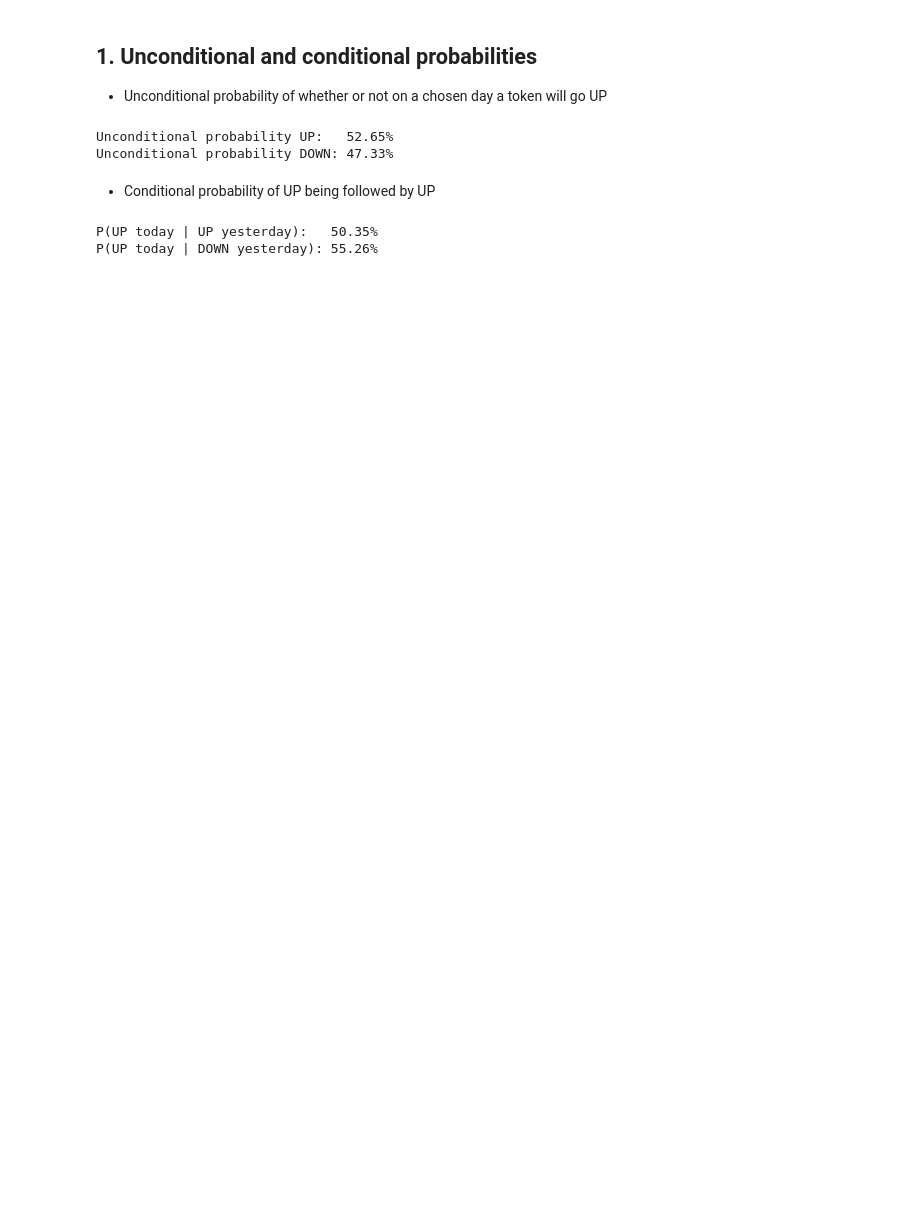
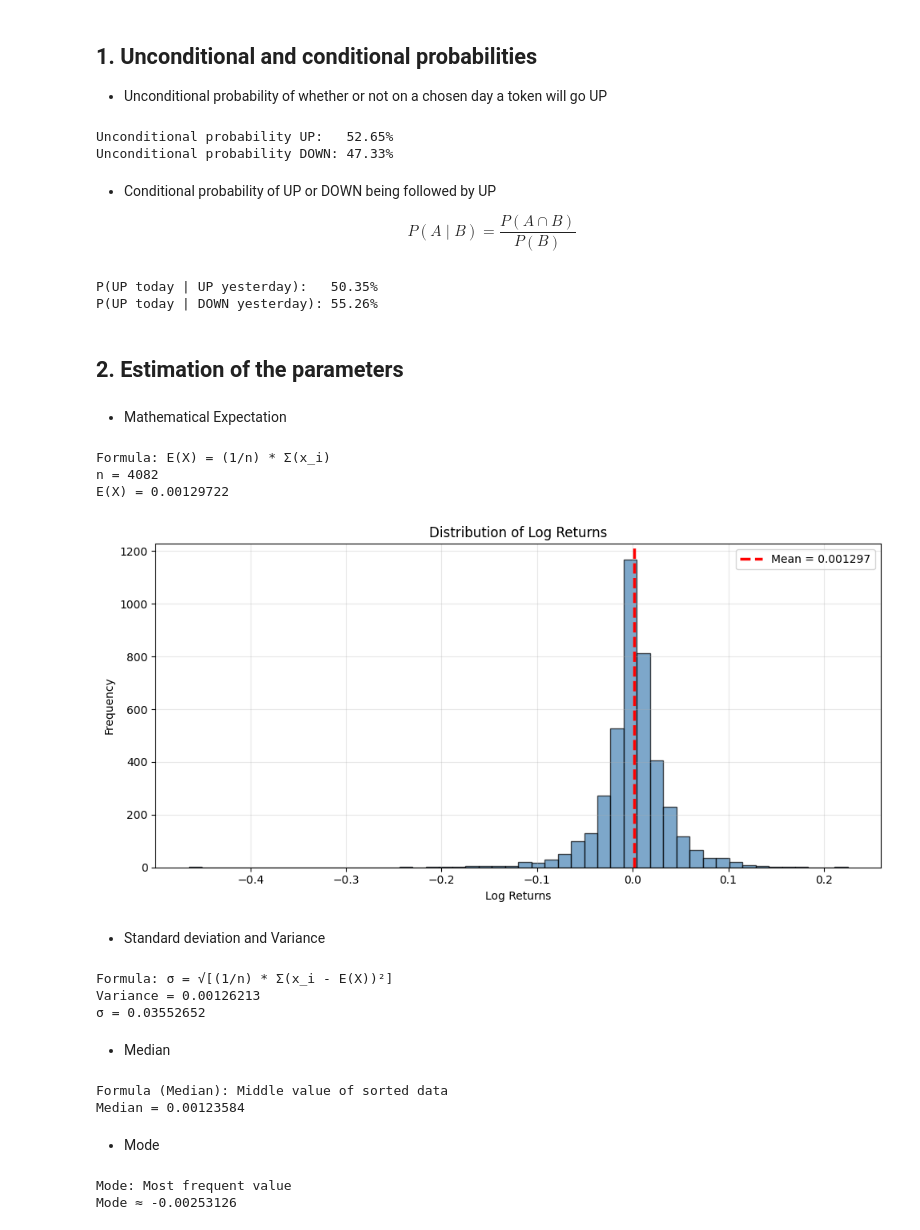
Before and after one commit to krvnsv/applied-statistics, a Jupyter notebook: Final.ipynb, the cells around one changed output. Saved outputs shown, nothing was run; the diff lists cells and outputs as text; code cells hidden in the pictures; blank space fills up the shorter version.

```diff
--- a/Final.ipynb
+++ b/Final.ipynb
@@ -112,7 +126,11 @@ print(f"Unconditional probability DOWN: {down:.2f}%")
 Unconditional probability UP:   52.65%
 Unconditional probability DOWN: 47.33%
 # %% [markdown]
-- Conditional probability of UP being followed by UP
+- Conditional probability of UP or DOWN being followed by UP
+
+$$
+P(A \mid B) = \frac{P(A \cap B)}{P(B)}
+$$
 # %%
 up_after_up = (
     ((df['Log_Returns'] > 0) & (df['Log_Returns'].shift(1) > 0)).sum()
@@ -129,3 +147,76 @@ print(f"P(UP today | DOWN yesterday): {up_after_down:.2f}%")
 # %% [output]
 P(UP today | UP yesterday):   50.35%
 P(UP today | DOWN yesterday): 55.26%
+# %% [markdown]
+## 2. Estimation of the parameters
+# %% [markdown]
+- Mathematical Expectation
+# %%
+# Load data and extract Log/Pct/Dollar returns
+returns = df['Log_Returns']
+abs_returns = np.abs(returns)
+
+n = len(returns)
+expected_value = np.sum(returns) / n
+
+print(f"Formula: E(X) = (1/n) * Σ(x_i)")
+print(f"n = {n}")
+print(f"E(X) = {expected_value:.8f}")
+
+# Graph 1
+plt.figure(figsize=(10, 5))
+plt.hist(returns, bins=50, alpha=0.7, color='steelblue', edgecolor='black')
+plt.axvline(expected_value, color='red', linestyle='--', linewidth=2.5, label=f'Mean = {expected_value:.6f}')
+plt.xlabel('Log Returns')
+plt.ylabel('Frequency')
+plt.title('Distribution of Log Returns')
+plt.legend()
+plt.grid(True, alpha=0.3)
+plt.tight_layout()
+plt.show()
+# %% [output]
+Formula: E(X) = (1/n) * Σ(x_i)
+n = 4082
+E(X) = 0.00129722
+[figure, added]
+# %% [markdown]
+- Standard deviation and Variance
+# %%
+deviations = returns - expected_value
+squared_deviations = deviations ** 2
+variance = np.sum(squared_deviations) / n
+std_dev = np.sqrt(variance)
+
+print(f"Formula: σ = √[(1/n) * Σ(x_i - E(X))²]")
+print(f"Variance = {variance:.8f}")
+print(f"σ = {std_dev:.8f}")
+# %% [output]
+Formula: σ = √[(1/n) * Σ(x_i - E(X))²]
+Variance = 0.00126213
+σ = 0.03552652
+# %% [markdown]
+- Median
+# %%
+sorted_returns = np.sort(returns)
+if n % 2 == 0:
+    median = (sorted_returns[n//2 - 1] + sorted_returns[n//2]) / 2
+else:
+    median = sorted_returns[n//2]
+
+print(f"Formula (Median): Middle value of sorted data")
+print(f"Median = {median:.8f}")
+# %% [output]
+Formula (Median): Middle value of sorted data
+Median = 0.00123584
+# %% [markdown]
+- Mode
+# %%
+returns_clean = returns.dropna()
+hist, bin_edges = np.histogram(returns_clean, bins=50)
+mode_bin = np.argmax(hist)
+mode = (bin_edges[mode_bin] + bin_edges[mode_bin + 1]) / 2
+print("Mode: Most frequent value")
+print(f"Mode ≈ {mode:.8f}")
+# %% [output]
+Mode: Most frequent value
+Mode ≈ -0.00253126
```
Also changed, not shown: parts of 8 cells of this notebook, 1 other file.
